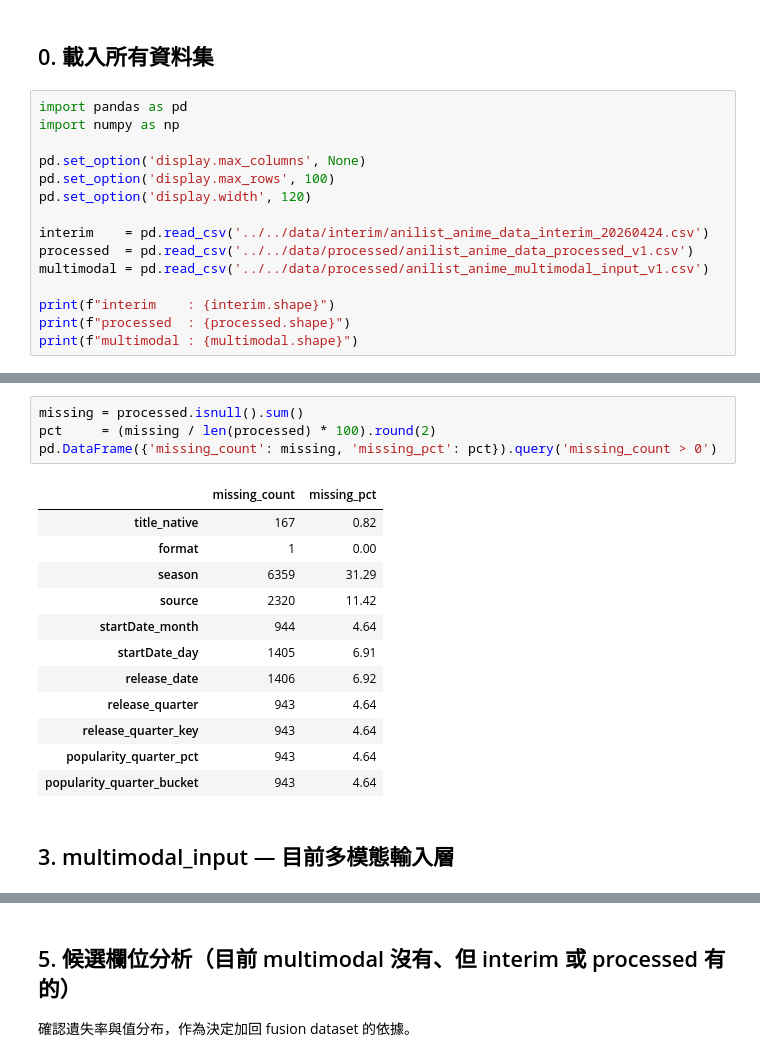
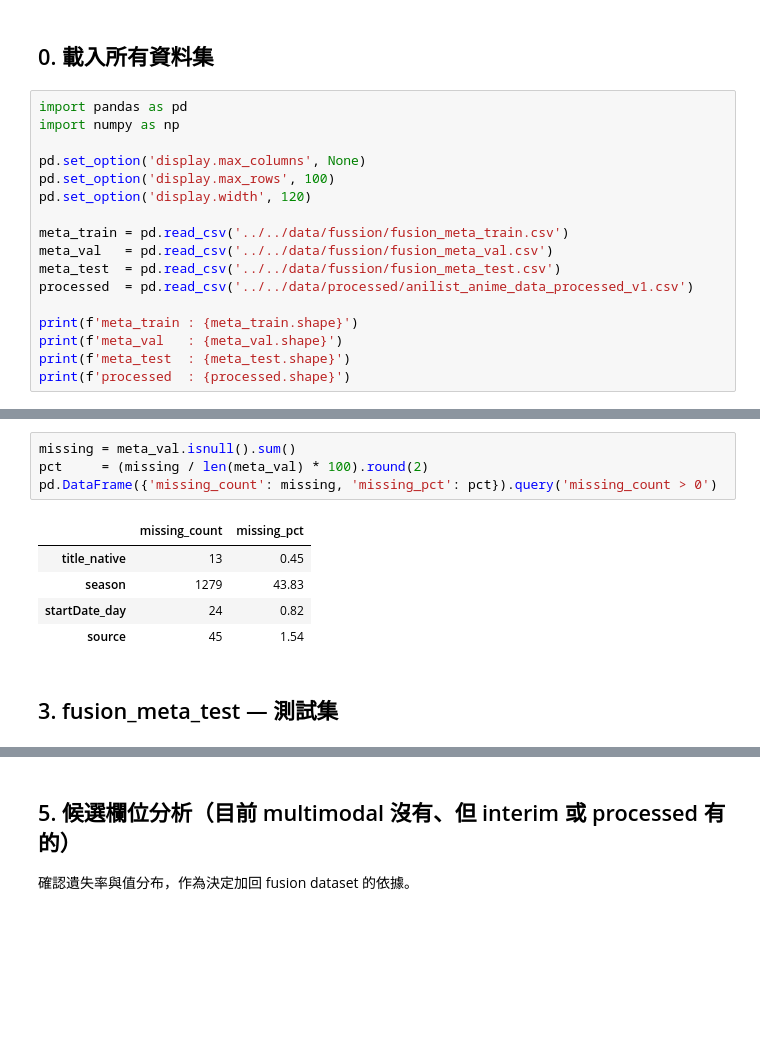
Before and after one commit to ThanatosJun/Anime_Prediction, a Jupyter notebook: data/fussion/fusion_data_exploration.ipynb, the cells around one changed output, grey strips where cells are left out. Saved outputs shown, nothing was run; the diff lists cells and outputs as text; blank space fills up the shorter version.

```diff
--- a/data/fussion/fusion_data_exploration.ipynb
+++ b/data/fussion/fusion_data_exploration.ipynb
@@ -19,11 +19,13 @@ pd.set_option('display.max_columns', None)
 pd.set_option('display.max_rows', 100)
 pd.set_option('display.width', 120)
 
-interim    = pd.read_csv('../../data/interim/anilist_anime_data_interim_20260424.csv')
+meta_train = pd.read_csv('../../data/fussion/fusion_meta_train.csv')
+meta_val   = pd.read_csv('../../data/fussion/fusion_meta_val.csv')
+meta_test  = pd.read_csv('../../data/fussion/fusion_meta_test.csv')
 processed  = pd.read_csv('../../data/processed/anilist_anime_data_processed_v1.csv')
-multimodal = pd.read_csv('../../data/processed/anilist_anime_multimodal_input_v1.csv')
 
-print(f"interim    : {interim.shape}")
-print(f"processed  : {processed.shape}")
-print(f"multimodal : {multimodal.shape}")
+print(f'meta_train : {meta_train.shape}')
+print(f'meta_val   : {meta_val.shape}')
+print(f'meta_test  : {meta_test.shape}')
+print(f'processed  : {processed.shape}')
 # %% [output]
@@ -104,20 +105,13 @@ processed.head(3)
 # %%
-missing = processed.isnull().sum()
-pct     = (missing / len(processed) * 100).round(2)
+missing = meta_val.isnull().sum()
+pct     = (missing / len(meta_val) * 100).round(2)
 pd.DataFrame({'missing_count': missing, 'missing_pct': pct}).query('missing_count > 0')
 # %% [output]
 |  | missing_count | missing_pct |
-| title_native | 167 | 0.82 |
-| format | 1 | 0.00 |
-| season | 6359 | 31.29 |
-| source | 2320 | 11.42 |
-| startDate_month | 944 | 4.64 |
-| startDate_day | 1405 | 6.91 |
-| release_date | 1406 | 6.92 |
-| release_quarter | 943 | 4.64 |
-| release_quarter_key | 943 | 4.64 |
-| popularity_quarter_pct | 943 | 4.64 |
-| popularity_quarter_bucket | 943 | 4.64 |
+| title_native | 13 | 0.45 |
+| season | 1279 | 43.83 |
+| startDate_day | 24 | 0.82 |
+| source | 45 | 1.54 |
 # %% [markdown]
-## 3. multimodal_input — 目前多模態輸入層
+## 3. fusion_meta_test — 測試集
 # %%
```
Also changed, not shown: parts of 21 cells of this notebook, 7 other files.
